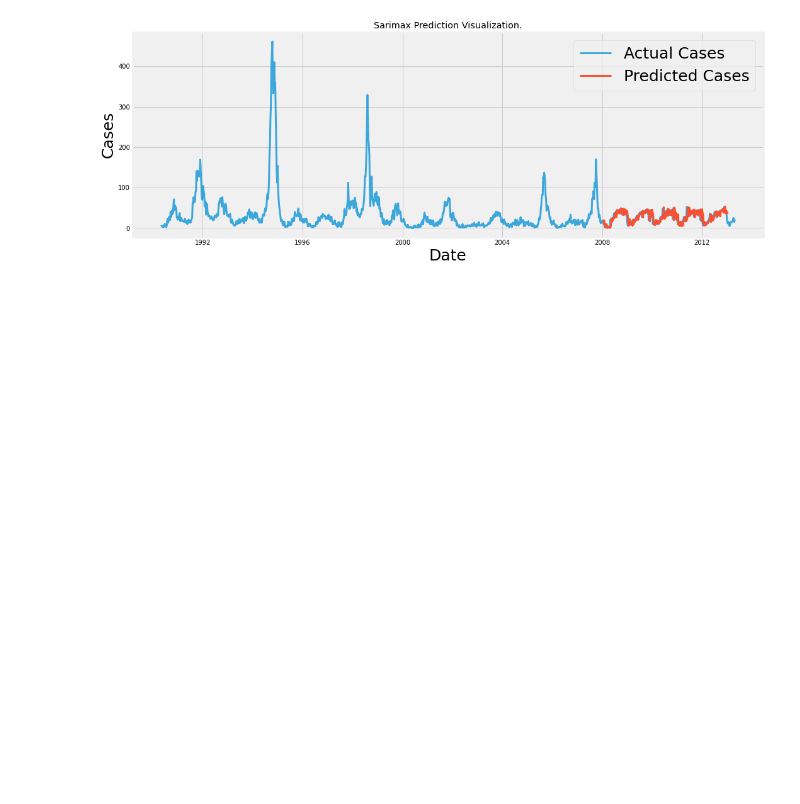
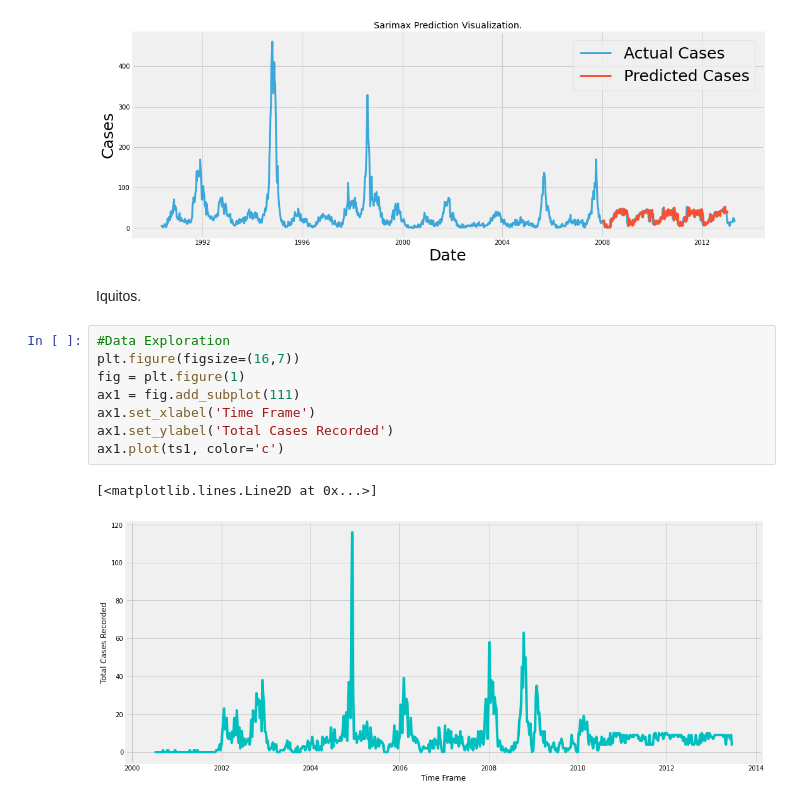
Before and after one commit to Mjcherono/Final_disease_prediction, a Jupyter notebook: final_disease_Spread.ipynb, the cells around one changed output. Saved outputs shown, nothing was run; the diff lists cells and outputs as text; blank space fills up the shorter version.

```diff
--- a/final_disease_Spread.ipynb
+++ b/final_disease_Spread.ipynb
@@ -2063,3 +2073,16 @@ plt.ylabel('Cases', fontsize = 25)
 # %% [output]
 Text(0, 0.5, 'Cases')
 [figure]
+# %% [markdown]
+Iquitos.
+# %%
+#Data Exploration
+plt.figure(figsize=(16,7))
+fig = plt.figure(1)
+ax1 = fig.add_subplot(111)
+ax1.set_xlabel('Time Frame')
+ax1.set_ylabel('Total Cases Recorded')
+ax1.plot(ts1, color='c')
+# %% [output]
+[<matplotlib.lines.Line2D at 0x...>]
+[figure, added]
```
Also changed, not shown: parts of 69 cells of this notebook.
